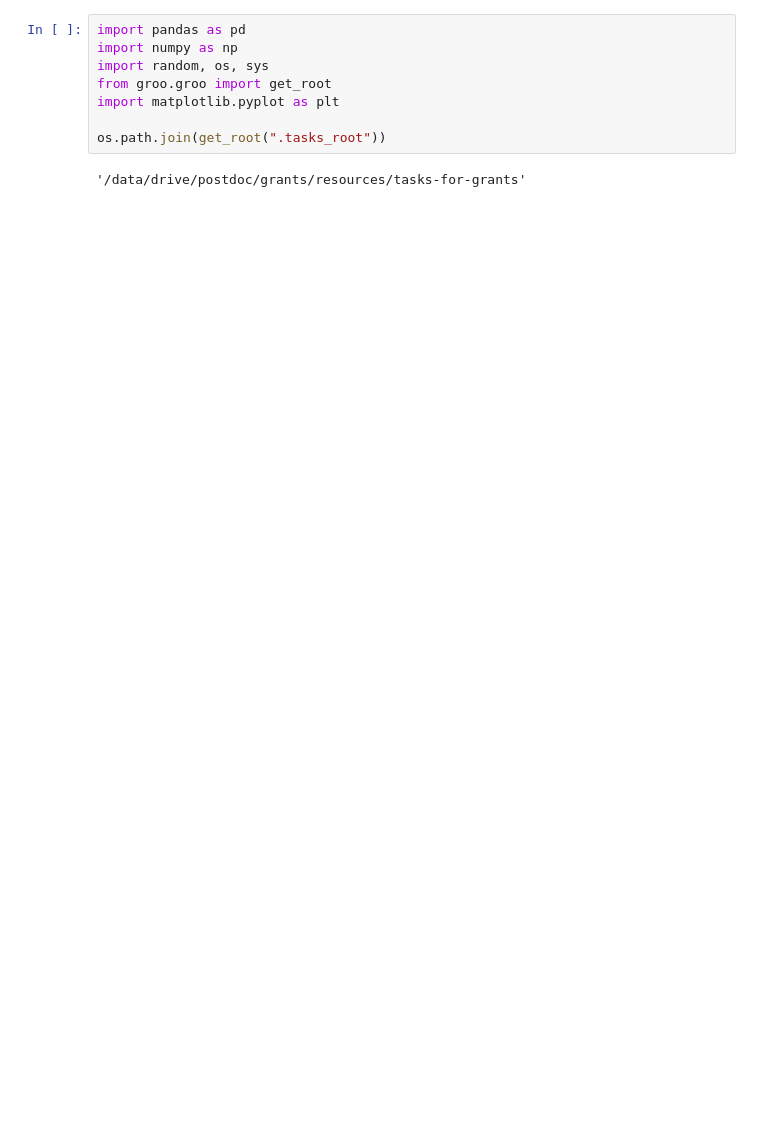
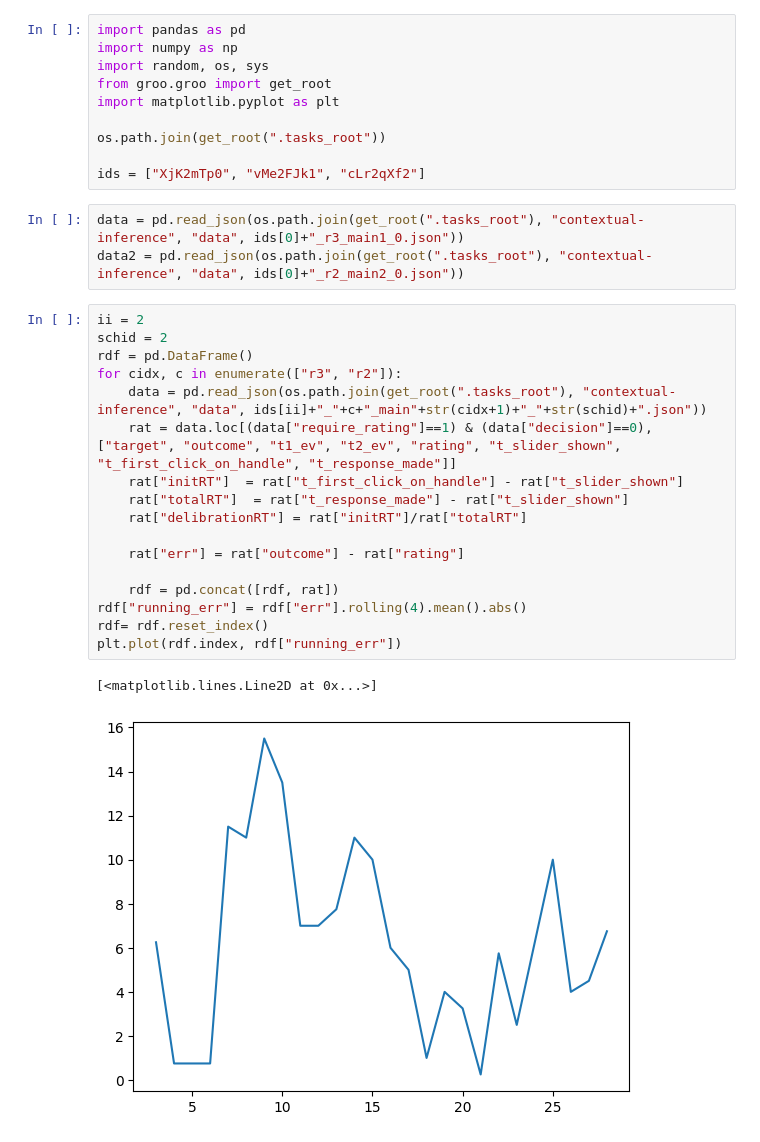
Before and after one commit to ozika/tasks-for-grants, a Jupyter notebook: contextual-inference/analysis/basic_check.ipynb, the cells around one changed output. Cells and saved outputs as stored; diff of their text form; blank space fills up the shorter version.

```diff
--- a/contextual-inference/analysis/basic_check.ipynb
+++ b/contextual-inference/analysis/basic_check.ipynb
@@ -6,5 +6,28 @@ from groo.groo import get_root
 import matplotlib.pyplot as plt
 
 os.path.join(get_root(".tasks_root"))
+
+ids = ["XjK2mTp0", "vMe2FJk1", "cLr2qXf2"]
-# %% [output]
-'/data/drive/postdoc/grants/resources/tasks-for-grants'
+# %%
+data = pd.read_json(os.path.join(get_root(".tasks_root"), "contextual-inference", "data", ids[0]+"_r3_main1_0.json"))
+data2 = pd.read_json(os.path.join(get_root(".tasks_root"), "contextual-inference", "data", ids[0]+"_r2_main2_0.json"))
+# %%
+ii = 2
+schid = 2
+rdf = pd.DataFrame()
+for cidx, c in enumerate(["r3", "r2"]):
+    data = pd.read_json(os.path.join(get_root(".tasks_root"), "contextual-inference", "data", ids[ii]+"_"+c+"_main"+str(cidx+1)+"_"+str(schid)+".json"))
+    rat = data.loc[(data["require_rating"]==1) & (data["decision"]==0),["target", "outcome", "t1_ev", "t2_ev", "rating", "t_slider_shown", "t_first_click_on_handle", "t_response_made"]]
+    rat["initRT"]  = rat["t_first_click_on_handle"] - rat["t_slider_shown"]
+    rat["totalRT"]  = rat["t_response_made"] - rat["t_slider_shown"]
+    rat["delibrationRT"] = rat["initRT"]/rat["totalRT"]
+
+    rat["err"] = rat["outcome"] - rat["rating"]
+
+    rdf = pd.concat([rdf, rat])
+rdf["running_err"] = rdf["err"].rolling(4).mean().abs()
+rdf= rdf.reset_index()
+plt.plot(rdf.index, rdf["running_err"])
+# %% [output]
+[<matplotlib.lines.Line2D at 0x...>]
+[figure, added]
```
Also changed, not shown: parts of 3 cells of this notebook, 51 other files.
